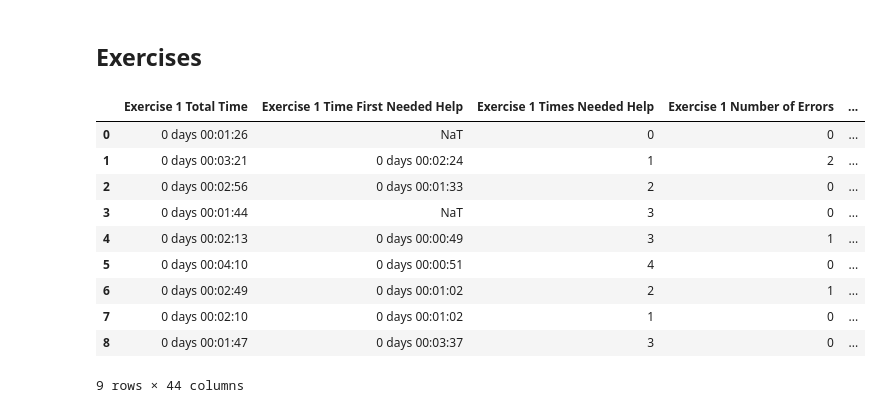
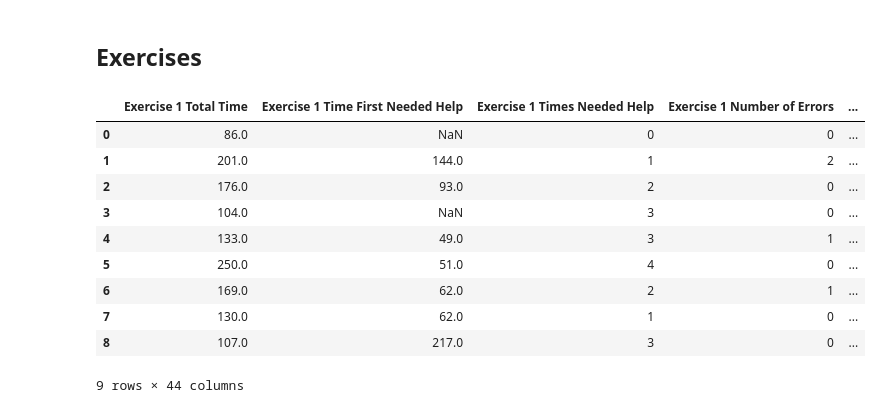
Before and after one commit to YanuX-Framework/YanuX-Cruncher, a Jupyter notebook: YanuXSkeletronUserStudy.ipynb, the cells around one changed output. Drawn from its saved outputs; the diff is of its cells as text; code cells hidden in the pictures.

```diff
--- a/YanuXSkeletronUserStudy.ipynb
+++ b/YanuXSkeletronUserStudy.ipynb
@@ -930,21 +930,22 @@ dtype: float64
 # %%
 data_exercises = data['Exercises'].copy()
 
 data_exercises_times = data_exercises.select_dtypes(include='object')
 data_exercises_times = data_exercises_times.applymap(convert_time_to_timedelta, na_action='ignore')
+data_exercises_times = data_exercises_times / np.timedelta64(1, 's')
 
 data_exercises[data_exercises_times.columns] = data_exercises_times[data_exercises_times.columns]
 
 data_exercises
 # %% [output]
 |  | Exercise 1 Total Time | Exercise 1 Time First Needed Help | Exercise 1 Times Needed Help | Exercise 1 Number of Errors | ... |
-| 0 | 0 days 00:01:26 | NaT | 0 | 0 | ... |
-| 1 | 0 days 00:03:21 | 0 days 00:02:24 | 1 | 2 | ... |
-| 2 | 0 days 00:02:56 | 0 days 00:01:33 | 2 | 0 | ... |
-| 3 | 0 days 00:01:44 | NaT | 3 | 0 | ... |
-| 4 | 0 days 00:02:13 | 0 days 00:00:49 | 3 | 1 | ... |
-| 5 | 0 days 00:04:10 | 0 days 00:00:51 | 4 | 0 | ... |
-| 6 | 0 days 00:02:49 | 0 days 00:01:02 | 2 | 1 | ... |
-| 7 | 0 days 00:02:10 | 0 days 00:01:02 | 1 | 0 | ... |
-| 8 | 0 days 00:01:47 | 0 days 00:03:37 | 3 | 0 | ... |
+| 0 | 86.0 | NaN | 0 | 0 | ... |
+| 1 | 201.0 | 144.0 | 1 | 2 | ... |
+| 2 | 176.0 | 93.0 | 2 | 0 | ... |
+| 3 | 104.0 | NaN | 3 | 0 | ... |
+| 4 | 133.0 | 49.0 | 3 | 1 | ... |
+| 5 | 250.0 | 51.0 | 4 | 0 | ... |
+| 6 | 169.0 | 62.0 | 2 | 1 | ... |
+| 7 | 130.0 | 62.0 | 1 | 0 | ... |
+| 8 | 107.0 | 217.0 | 3 | 0 | ... |
 9 rows × 44 columns
```
Also changed, not shown: parts of 2 cells of this notebook.
